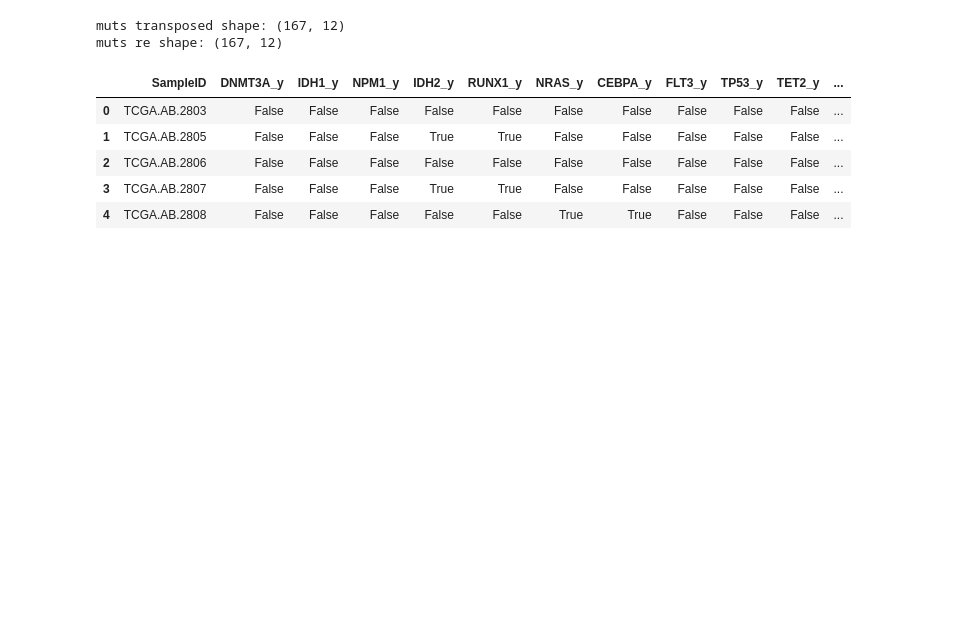
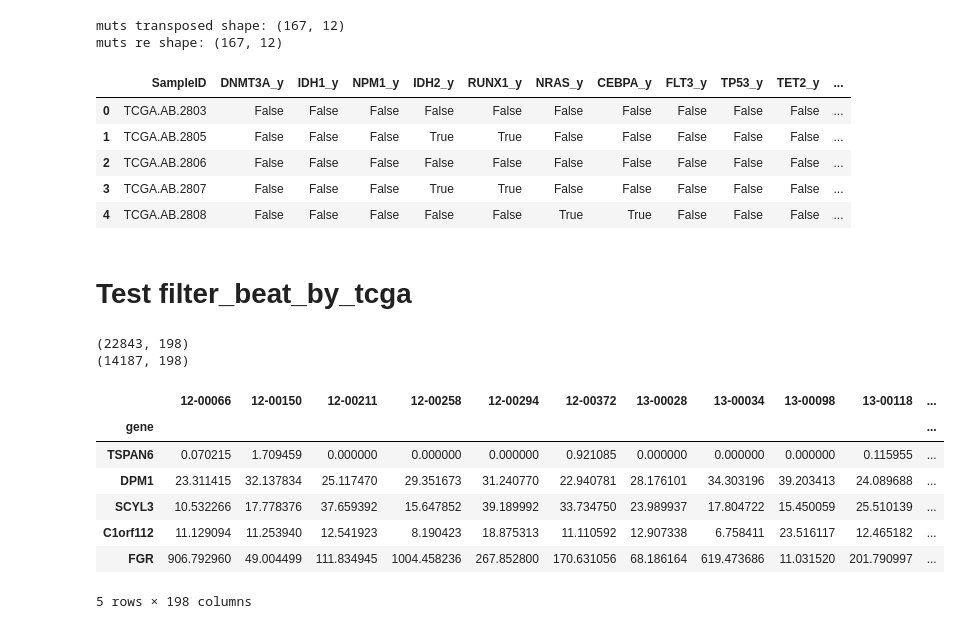
Before and after one commit to Eden5165/workshop_genomic, a Jupyter notebook: test_data_prep.ipynb, the cells around one changed output. Cells and saved outputs as stored; diff of their text form; code cells hidden in the pictures; blank space fills up the shorter version.

Commit message:
filter_beat_by_tcga

```diff
--- a/test_data_prep.ipynb
+++ b/test_data_prep.ipynb
@@ -154,3 +154,23 @@ muts re shape: (167, 12)
 | 2 | TCGA.AB.2806 | False | False | False | False | False | False | False | False | False | False | ... |
 | 3 | TCGA.AB.2807 | False | False | False | True | True | False | False | False | False | False | ... |
 | 4 | TCGA.AB.2808 | False | False | False | False | False | True | True | False | False | False | ... |
+# %% [markdown]
+# Test filter_beat_by_tcga
+# %%
+beat_filt = data_prep_utils.filter_beat_by_tcga(dfs["beat_rnaseq"], dfs["tcga_rna"])
+# %%
+print(f"{dfs['beat_rnaseq'].shape}\n{beat_filt.shape}")
+# %% [output]
+(22843, 198)
+(14187, 198)
+# %%
+beat_filt.head()
+# %% [output]
+|  | 12-00066 | 12-00150 | 12-00211 | 12-00258 | 12-00294 | 12-00372 | 13-00028 | 13-00034 | 13-00098 | 13-00118 | ... |
+| gene |  |  |  |  |  |  |  |  |  |  | ... |
+| TSPAN6 | 0.070215 | 1.709459 | 0.000000 | 0.000000 | 0.000000 | 0.921085 | 0.000000 | 0.000000 | 0.000000 | 0.115955 | ... |
+| DPM1 | 23.311415 | 32.137834 | 25.117470 | 29.351673 | 31.240770 | 22.940781 | 28.176101 | 34.303196 | 39.203413 | 24.089688 | ... |
+| SCYL3 | 10.532266 | 17.778376 | 37.659392 | 15.647852 | 39.189992 | 33.734750 | 23.989937 | 17.804722 | 15.450059 | 25.510139 | ... |
+| C1orf112 | 11.129094 | 11.253940 | 12.541923 | 8.190423 | 18.875313 | 11.110592 | 12.907338 | 6.758411 | 23.516117 | 12.465182 | ... |
+| FGR | 906.792960 | 49.004499 | 111.834945 | 1004.458236 | 267.852800 | 170.631056 | 68.186164 | 619.473686 | 11.031520 | 201.790997 | ... |
+5 rows × 198 columns
```
Also changed, not shown: parts of 5 cells of this notebook, 3 other files.
